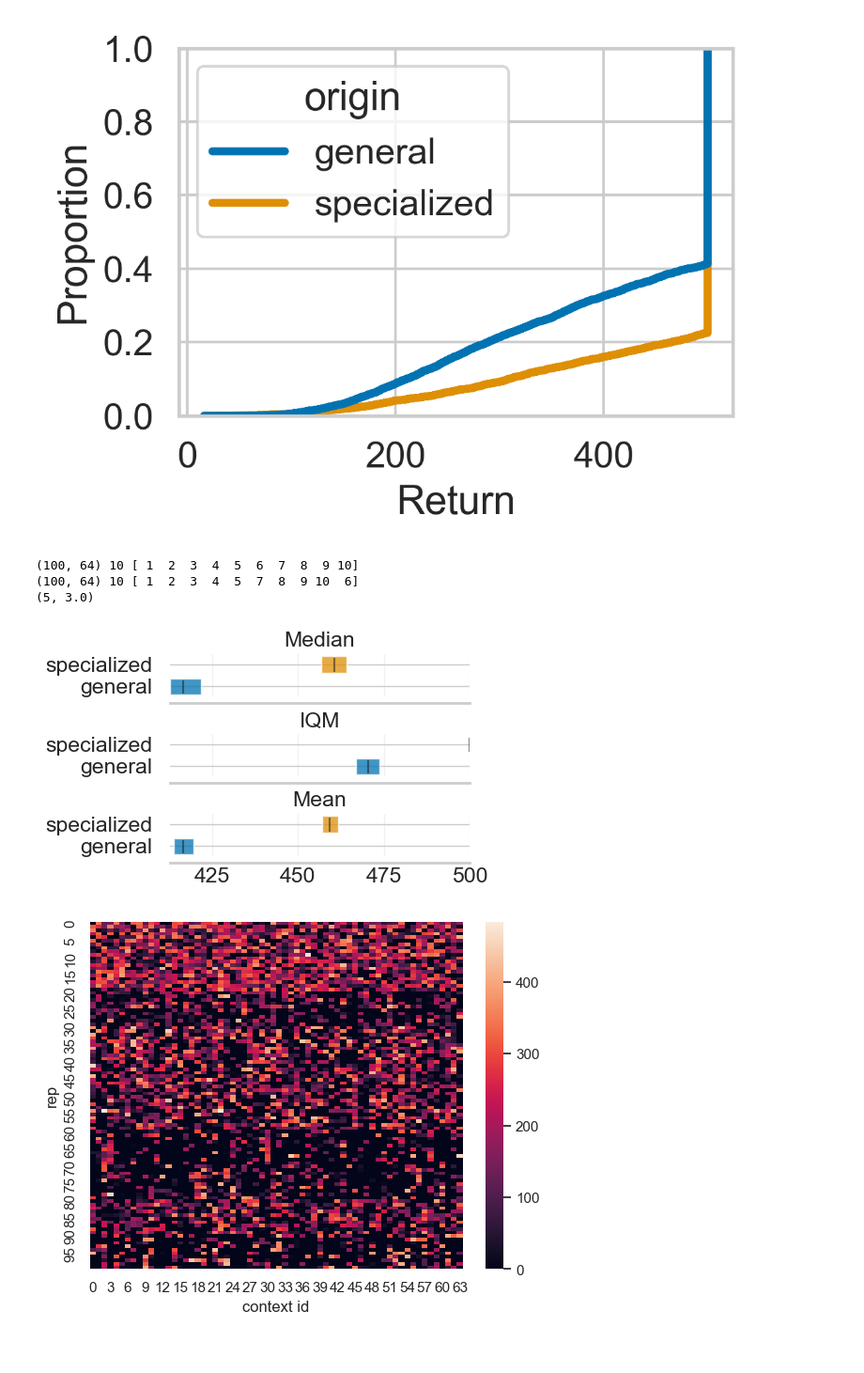
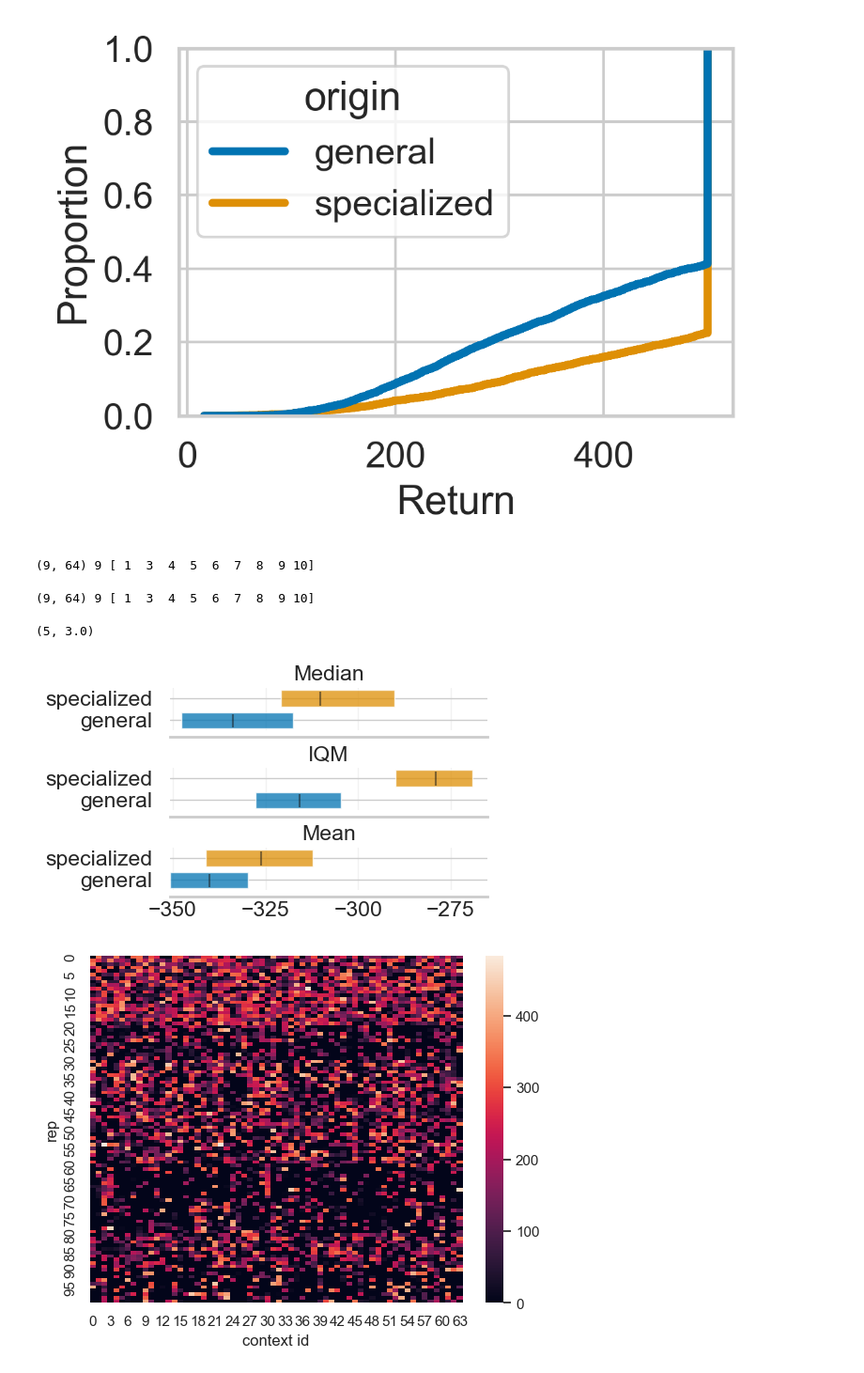
Before and after one commit to automl/CARL, a Jupyter notebook: experiments/evaluation/eval_optimality_gap.ipynb, the cells around one changed output. Shown at 94% size. Drawn from its saved outputs; the diff is of its cells as text; code cells hidden in the pictures.

Commit message:
Add proper statistic eval

```diff
--- a/experiments/evaluation/eval_optimality_gap.ipynb
+++ b/experiments/evaluation/eval_optimality_gap.ipynb
@@ -5,13 +5,29 @@ import seaborn as sns
 env_name = "CARLCartPoleEnv"
 context_feature = "pole_length"
 
-# env_name = "CARLPendulumEnv"
-# context_feature = "l"
+env_name = "CARLPendulumEnv"
+context_feature = "l"
 
 result_dir_general = f"/home/benjamin/Dokumente/code/tmp/tntcomp/CARL/runs/optimality_gap/{env_name}/eval_general"
 result_dirs_oracle = [
     f"/home/benjamin/Dokumente/code/tmp/tntcomp/CARL/runs/optimality_gap/{env_name}/eval_oracle"
 ]
+
+"""
+for CARLPendulumEnv with that eval directory, add function signature in loading.py to:
+(there are two runs in there, one is faulty)
+
+
+fn_config = ".hydra/config.yaml"
+fn_wbsummary = "wandb/run-*/files/wandb-summary.json"
+fn_wbconfig = "wandb/run-*/files/config.yaml"
+
+
+def load_from_path(p, is_optgap_exp: bool = False):
+    fn_cfg = p / fn_config
+    fn_wbsum = list(p.glob(fn_wbsummary))[0]  # / fn_wbsummary
+    fn_wbcfg = list(p.glob(fn_wbconfig))[0]
+"""
 
 
 
@@ -48,0 +84,3 @@ See the caveats in the documentation: https://pandas.pydata.org/pandas-docs/stab
+# %%
+p = Path("/home/benjamin/Dokumente/code/tmp/tntcomp/CARL/runs/optimality_gap/CARLPendulumEnv/eval_general/7/wandb/latest-run/files")
+list(p.glob("**/return_per_context_table*"))
@@ -122,6 +162,7 @@ plt.show()
 # %% [output]
 [figure]
 # %%
+import matplotlib.pyplot as plt
 from rliable import library as rly
 from rliable import metrics
 import importlib
@@ -153,42 +194,44 @@ aggregate_func = lambda x: np.array([
 # Scores: (num_points x num_tasks), here:
 #         (num_seeds * num_reps x num_tasks)
 # Pendulum: num_tasks = n_contexts = 100
 score_dict = {}
 for group_id, group_df in filtered_df.groupby("origin"):
   n_seeds = group_df["seed"].nunique()
   n_context_ids = group_df["context_id"].nunique()
-  scores = np.zeros((n_seeds * n_reps, n_context_ids))
+  scores = np.zeros((n_seeds, n_context_ids))
   print(scores.shape, n_seeds, group_df["seed"].unique())
-  for i, ((seed, rep), gdf) in enumerate(group_df.groupby(["seed", "rep"])):
-    R = gdf["return"]
+  for i, (seed, gdf) in enumerate(group_df.groupby(["seed"])):
+    _gdf = gdf.groupby("context_id").apply(np.mean)
+    R = _gdf["return"]
     if len(R) in [60, 63]:
       for p in gdf["path"]:
-        printr(seed, rep, len(gdf), p)
+        printr(seed,  len(gdf), p)
     n = len(gdf)
-    index = (seed - 1) * n_seeds + rep  # seed is 1-based
+    # index = (seed - 1) * n_seeds + rep  # seed is 1-based
+    index = i
     scores[i] = R
   score_dict[group_id] = scores
 
 
 aggregate_scores, aggregate_score_cis = rly.get_interval_estimates(
         score_dict, aggregate_func, reps=reps)
 
 fig, axes = rliable.plot_utils.plot_interval_estimates(
     aggregate_scores, aggregate_score_cis,
     metric_names=metric_names,
     algorithms=list(score_dict.keys()), xlabel=xlabel,
     asrows=True,
     row_height=0.5,
     interval_height=0.75
 )
 fig.set_tight_layout(True)
 fig.savefig(fig_fn, bbox_inches="tight", dpi=300)
 plt.show()
 # %% [output]
-(100, 64) 10 [ 1  2  3  4  5  6  7  8  9 10]
-(100, 64) 10 [ 1  2  3  4  5  7  8  9 10  6]
-(5, 3.0)
+(9, 64) 9 [ 1  3  4  5  6  7  8  9 10]
+(9, 64) 9 [ 1  3  4  5  6  7  8  9 10]
+(5, 3.0)
-[figure, old version]
+[figure, new version]
 # %%
 fig_fn = figdir / "test_return_gap.pdf"
 sns.set(font_scale=1.)
```
Also changed, not shown: parts of 3 cells of this notebook, 2 other files.
